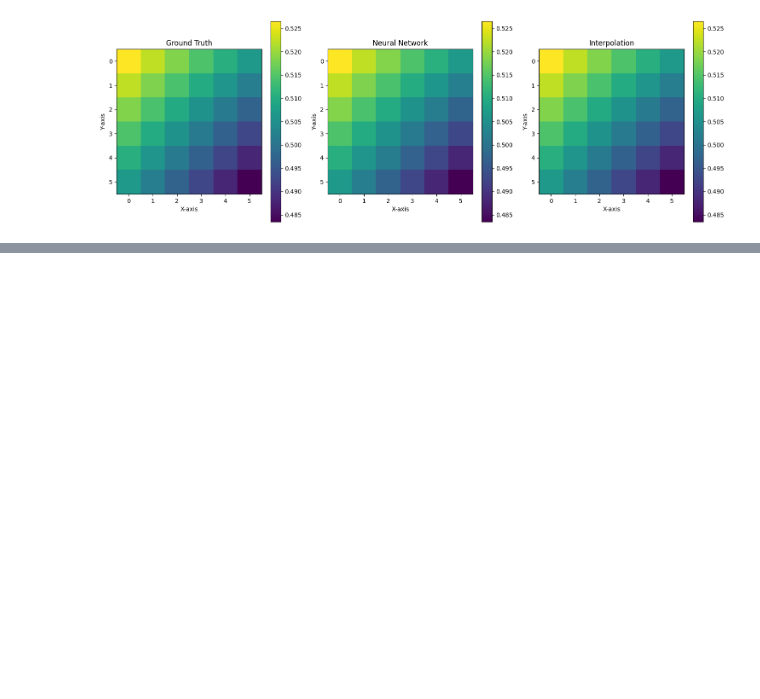
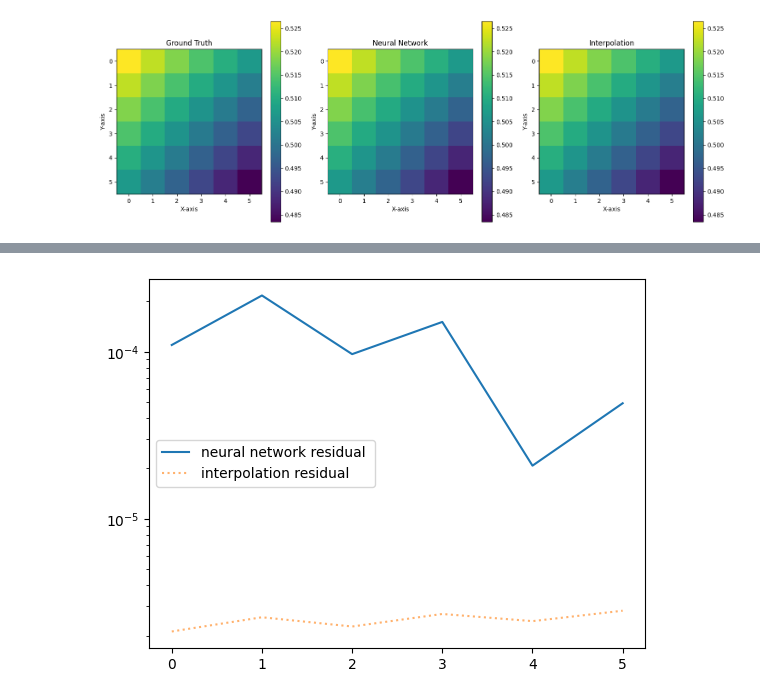
Before and after one commit to ThomasHelfer/TorchGRTL, a Jupyter notebook: notebook.ipynb, the cells around one changed output, grey strips where cells are left out. Cells and saved outputs as stored; diff of their text form; code cells hidden in the pictures; blank space fills up the shorter version.

```diff
--- a/notebook.ipynb
+++ b/notebook.ipynb
@@ -394,3 +470,44 @@ plt.show()
+# %%
+box = 0
+channel = 0
+slice = 5
+
+net.eval()
+y_pred = net(X_batch.detach())
+
+plt.plot(
+    np.abs(
+        y_batch[box, channel, diff - 1 : -diff - 1, slice - 1, slice - 1]
+        .detach()
+        .cpu()
+        .numpy()
+        - y_pred[box, channel, diff - 1 : -diff - 1, slice - 1, slice - 1]
+        .detach()
+        .cpu()
+        .numpy()
+    ),
+    label="neural network residual ",
+)
+plt.plot(
+    np.abs(
+        y_batch[box, channel, diff - 1 : -diff - 1, slice - 1, slice - 1]
+        .detach()
+        .cpu()
+        .numpy()
+        - y_interpolated[box, channel, :, slice - diff, slice - diff]
+        .detach()
+        .cpu()
+        .numpy()
+    ),
+    label="interpolation residual",
+    linestyle=":",
+    alpha=0.6,
+)
+plt.yscale("log")
+plt.legend()
+plt.show()
+# %% [output]
+[figure, added]
 # %%
 # Calculate L2Ham performance
 my_loss = Hamiltonian_loss(oneoverdx)
```
Also changed, not shown: parts of 13 cells of this notebook.
